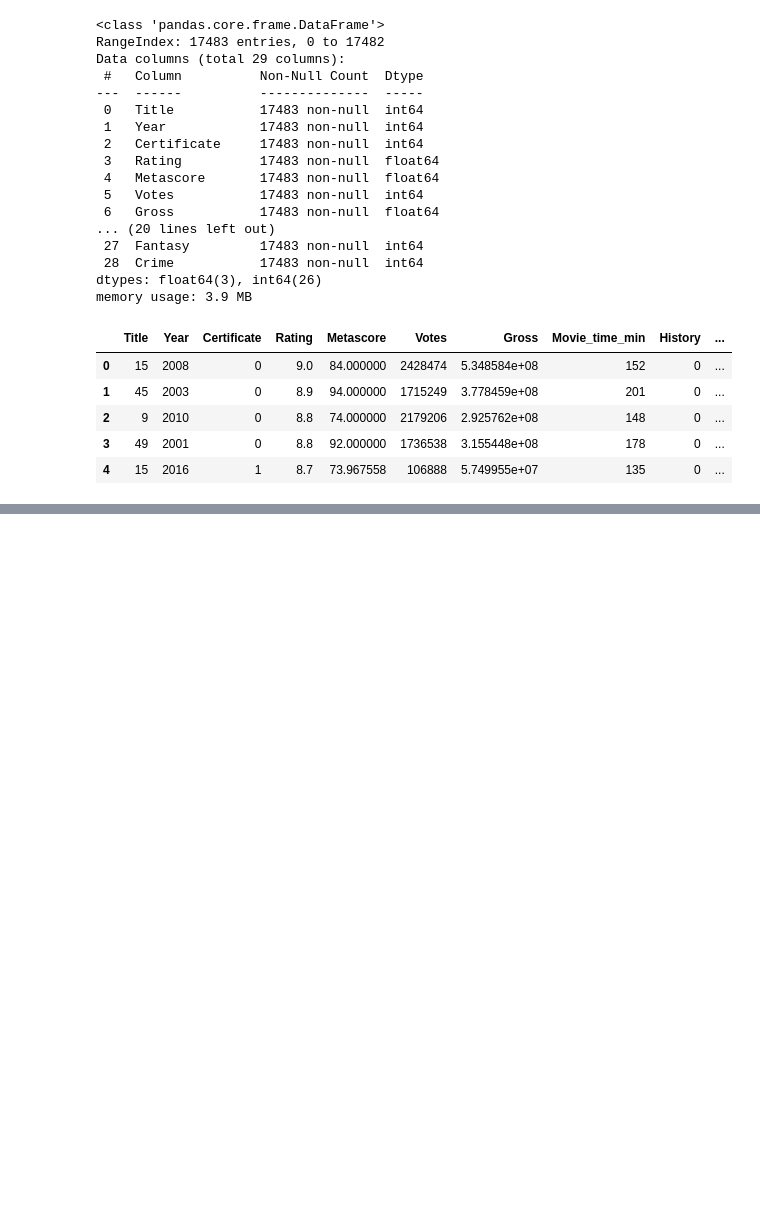
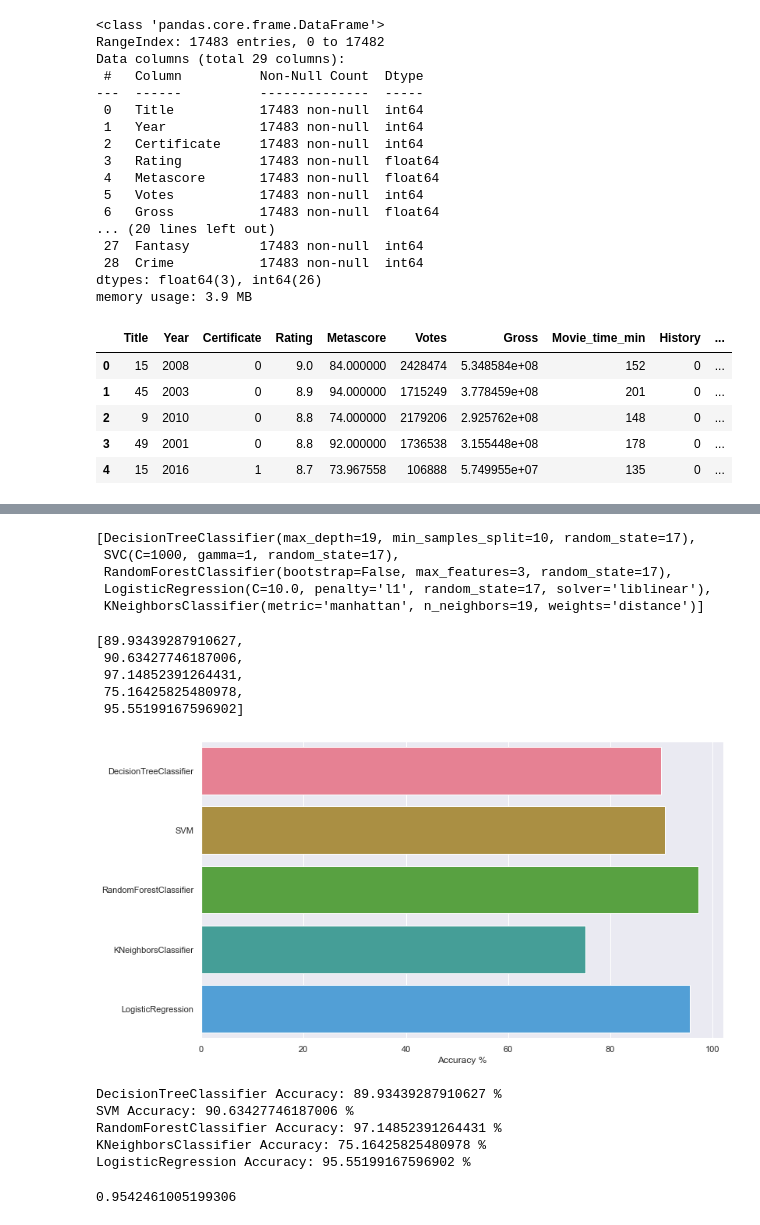
Before and after one commit to amoroma-bb/IMDb-Scrap-EDA, a Jupyter notebook: IMDb ML.ipynb, the cells around one changed output, grey strips where cells are left out. Cells and saved outputs as stored; diff of their text form; code cells hidden in the pictures; blank space fills up the shorter version.

```diff
--- a/IMDb ML.ipynb
+++ b/IMDb ML.ipynb
@@ -454,0 +181,5 @@ ploy2 = svm.SVR(kernel='poly', C = 1, gamma = )
+# %%
+X_train, X_test, y_train, y_test = train_test_split(X, y, test_size=0.33, random_state=42)
+
+print("Length of training sets:",len(X_train), len(X_test))
+print("Length of testing sets:",len(y_train), len(y_test))
@@ -454,0 +220,7 @@ ploy2 = svm.SVR(kernel='poly', C = 1, gamma = )
+# %%
+logreg = LogisticRegression(solver='liblinear')
+logreg.fit(X_train, y_train)
+acc_log_train = round(logreg.score(X_train, y_train)*100,2)
+acc_log_test = round(logreg.score(X_test,y_test)*100,2)
+print("Training Accuracy: % {}".format(acc_log_train))
+print("Testing Accuracy: % {}".format(acc_log_test))
@@ -454,0 +266,9 @@ ploy2 = svm.SVR(kernel='poly', C = 1, gamma = )
+# %%
+cv_result = []
+best_estimators = []
+for i in range(len(classifier)):
+    clf = GridSearchCV(classifier[i], param_grid=classifier_param[i], cv = StratifiedKFold(n_splits = 10), scoring = "accuracy", n_jobs = -1,verbose = 1)
+    clf.fit(X_train,y_train)
+    cv_result.append(clf.best_score_)
+    best_estimators.append(clf.best_estimator_)
+    print(cv_result[i])
@@ -454,0 +286,42 @@ ploy2 = svm.SVR(kernel='poly', C = 1, gamma = )
+# %%
+best_estimators
+# %% [output]
+[DecisionTreeClassifier(max_depth=19, min_samples_split=10, random_state=17),
+ SVC(C=1000, gamma=1, random_state=17),
+ RandomForestClassifier(bootstrap=False, max_features=3, random_state=17),
+ LogisticRegression(C=10.0, penalty='l1', random_state=17, solver='liblinear'),
+ KNeighborsClassifier(metric='manhattan', n_neighbors=19, weights='distance')]
+# %%
+cv_result = [100*i for i in cv_result]
+cv_result
+# %% [output]
+[89.93439287910627,
+ 90.63427746187006,
+ 97.14852391264431,
+ 75.16425825480978,
+ 95.55199167596902]
+# %%
+results=pd.DataFrame({"Cross Validation Best Scores": cv_result, "ML Models": ["DecisionTreeClassifier", "SVM", "RandomForestClassifier", "KNeighborsClassifier", "LogisticRegression"]})
+f,ax=plt.subplots(figsize=(12,7))
+g = sns.barplot(data=results, y="ML Models", x="Cross Validation Best Scores")
+g.set_ylabel("")
+g.set_xlabel("Accuracy %")
+plt.show()
+for i in range(len(results)):
+    print(results["ML Models"][i], "Accuracy:", results["Cross Validation Best Scores"][i], "%")
+# %% [output]
+[figure, added]
+DecisionTreeClassifier Accuracy: 89.93439287910627 %
+SVM Accuracy: 90.63427746187006 %
+RandomForestClassifier Accuracy: 97.14852391264431 %
+KNeighborsClassifier Accuracy: 75.16425825480978 %
+LogisticRegression Accuracy: 95.55199167596902 %
+# %%
+votingC = VotingClassifier(estimators = [("dt",best_estimators[0]),
+                                        ("rfc",best_estimators[2]),
+                                        ("knn",best_estimators[3])],
+                                        voting = "soft", n_jobs = -1)
+votingC = votingC.fit(X_train, y_train)
+print(accuracy_score(votingC.predict(X_test),y_test))
+# %% [output]
+0.9542461005199306
```
Also changed, not shown: parts of 46 cells of this notebook, 1 other file.
